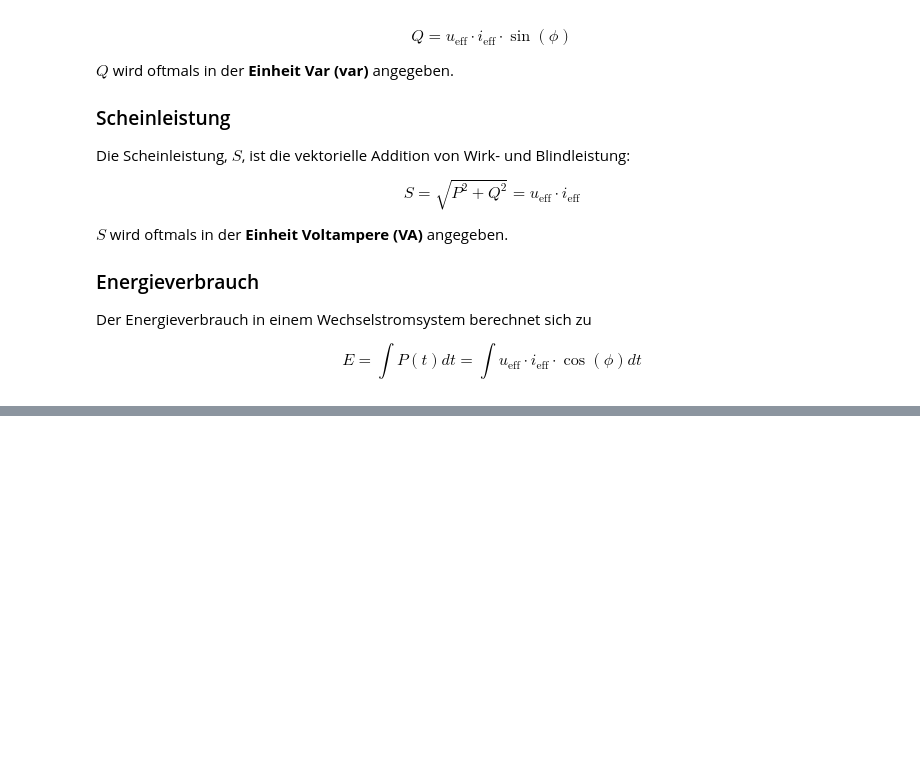
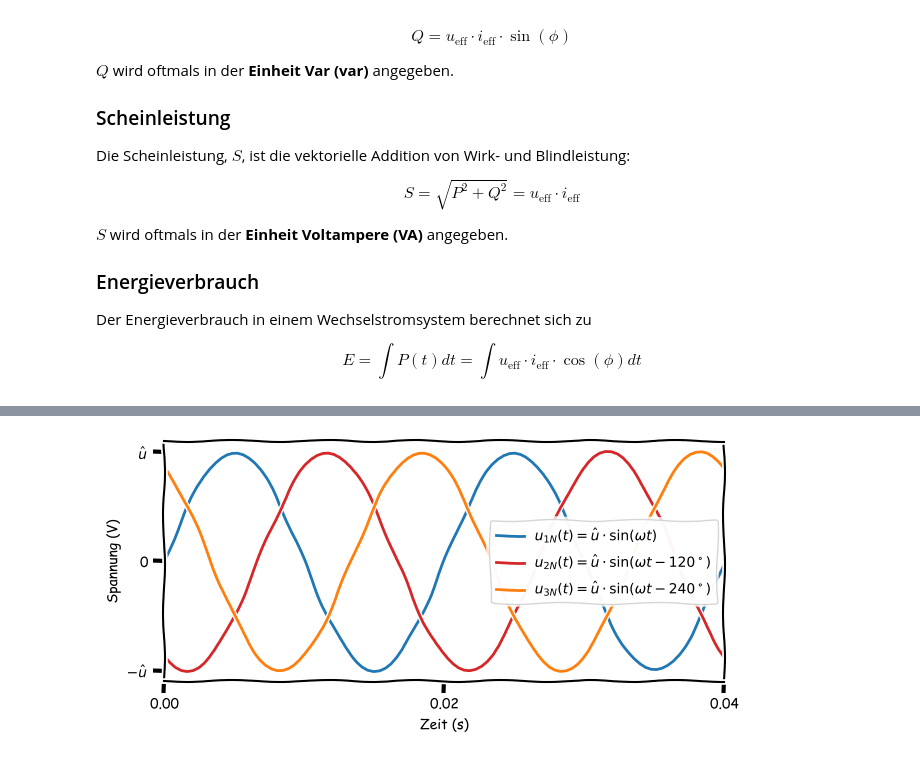
Before and after one commit to Kisleif/mtbook, a Jupyter notebook: _sources/content/4_P-Messung.ipynb, the cells around one changed output, grey strips where cells are left out. Cells and saved outputs as stored; diff of their text form; code cells hidden in the pictures; blank space fills up the shorter version.

```diff
--- a/_sources/content/4_P-Messung.ipynb
+++ b/_sources/content/4_P-Messung.ipynb
@@ -262,0 +273,45 @@ $$E = \int P(t) dt = \int u_\mathrm{eff} \cdot i_\mathrm{eff} \cdot \cos(\phi) d
+# %%
+#Benötigte Libraries:
+import numpy as np
+import pandas as pd
+import matplotlib.pyplot as plt
+import plotly.offline as py
+py.init_notebook_mode(connected=True)
+import plotly.graph_objs as go
+import plotly.tools as tls
+import seaborn as sns
+import time
+import warnings
+warnings.filterwarnings('ignore')
+
+# MatplotLib Settings:
+plt.style.use('default') # Matplotlib Style wählen
+plt.xkcd()
+plt.rcParams['font.size'] = 10; # Schriftgröße
+
+A = 1.0   # Amplitude
+f = 50    # Frequenz in Hz
+phi = 0.  # Phase in radian
+T = 1/f   # Perdiodendauer
+t = np.linspace(0,2*T,100) # Zeitwerte der Sinusfunktion in sec
+
+fig = plt.figure(figsize=(7,3))
+ax = fig.add_axes([0.1, 0.1, 0.8, 0.8])
+ax.plot(t,A * np.sin(2*np.pi*f*t + phi), 'tab:blue',label = r'$u_{1N}(t) = \hat u \cdot \sin(\omega t)$')
+ax.plot(t,A * np.sin(2*np.pi*f*t - 2*np.pi/3), 'tab:red', label = r'$u_{2N}(t) = \hat u \cdot \sin(\omega t - 120^\circ)$')
+ax.plot(t,A * np.sin(2*np.pi*f*t - 4*np.pi/3), 'tab:orange', label = r'$u_{3N}(t) = \hat u \cdot \sin(\omega t - 240^\circ)$')
+#plt.annotate(r'', xy=(0.87*T, 0.25*A), xytext=(1.05*T, 0.25*A), arrowprops=dict(arrowstyle='->'))
+#plt.annotate(r'$+ \phi$', xy=(0.25*T, 0.25*A), xytext=(0.94*T, 0.35*A))
+ax.set_xlabel('Zeit (s)')
+ax.set_ylabel('Spannung (V)')
+ax.set_xlim(0,2*T)
+ax.set_xticks([0, T, 2*T])
+#ax.set_xticklabels(['0','T','2T'])
+ax.set_yticks([-A, 0, A])
+ax.set_yticklabels([r'$-\hat u$','0','$\hat u$'])
+#ax.set_title(r'u(t) =%5.1f $\cdot$ sin(%5.1f Hz $\cdot t$ + $\phi$)' %(A, 2*np.pi*f))
+ax.grid()
+ax.legend()
+plt.show()
+# %% [output]
+[figure, added]
```
Also changed, not shown: parts of 3 cells of this notebook, 6 other files.
